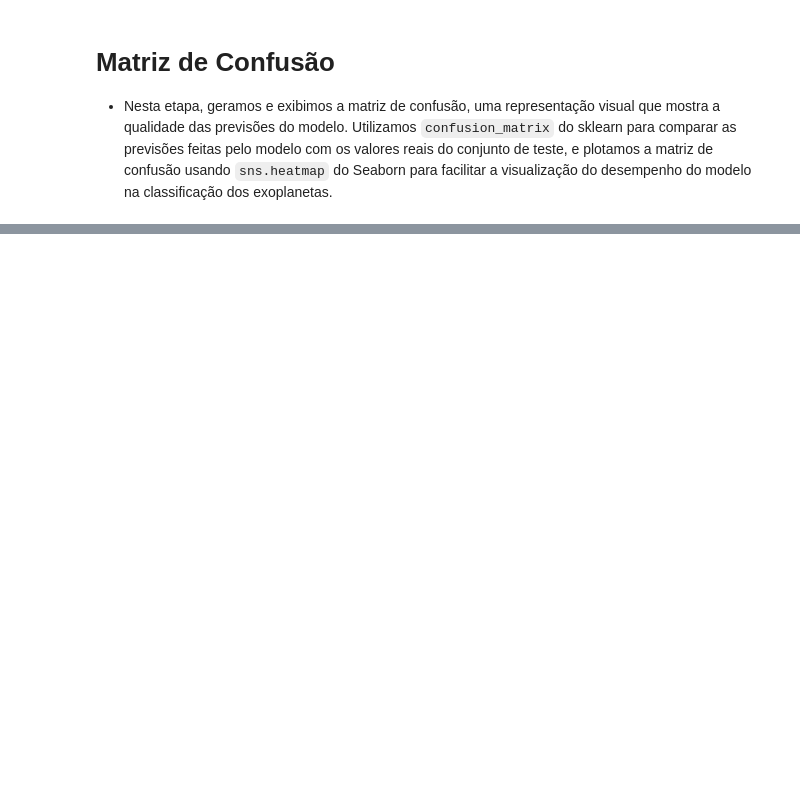
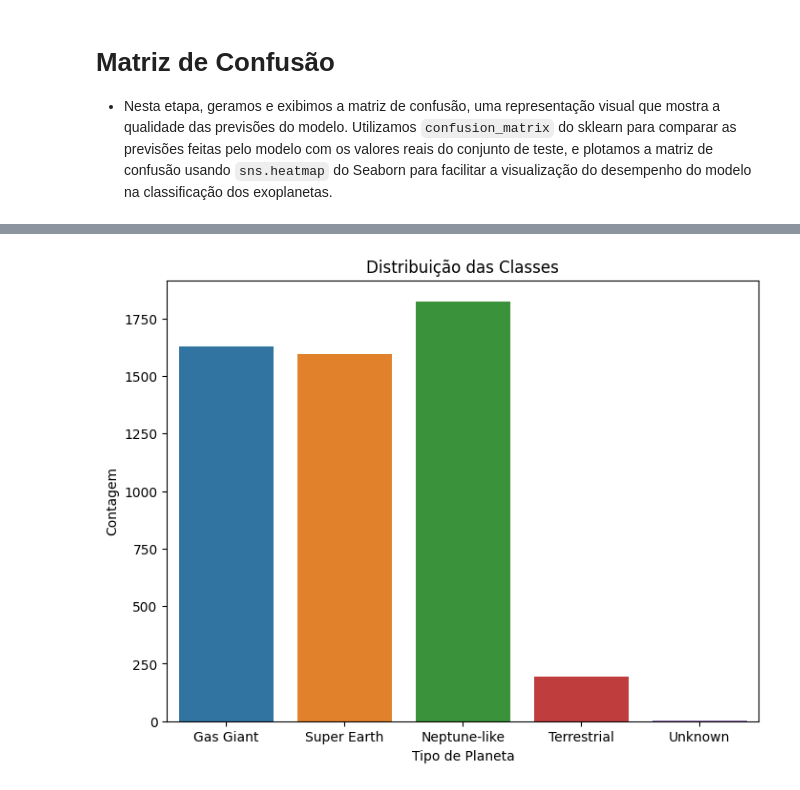
Before and after one commit to Andessonreis/Exoplanet-Classifier, a Jupyter notebook: ExoplanetRF.ipynb, the cells around one changed output, grey strips where cells are left out. Drawn from its saved outputs; the diff is of its cells as text; code cells hidden in the pictures; blank space fills up the shorter version.

Commit message:
feat: adicionando novos graficos de visualização

```diff
--- a/ExoplanetRF.ipynb
+++ b/ExoplanetRF.ipynb
@@ -195,0 +205,10 @@ plt.show()
+# %%
+# Histograma das classes
+plt.figure(figsize=(8, 6))
+sns.countplot(x='planet_type', data=df)
+plt.title('Distribuição das Classes')
+plt.xlabel('Tipo de Planeta')
+plt.ylabel('Contagem')
+plt.show()
+# %% [output]
+[figure, added]
```
Also changed, not shown: parts of 5 cells of this notebook.
